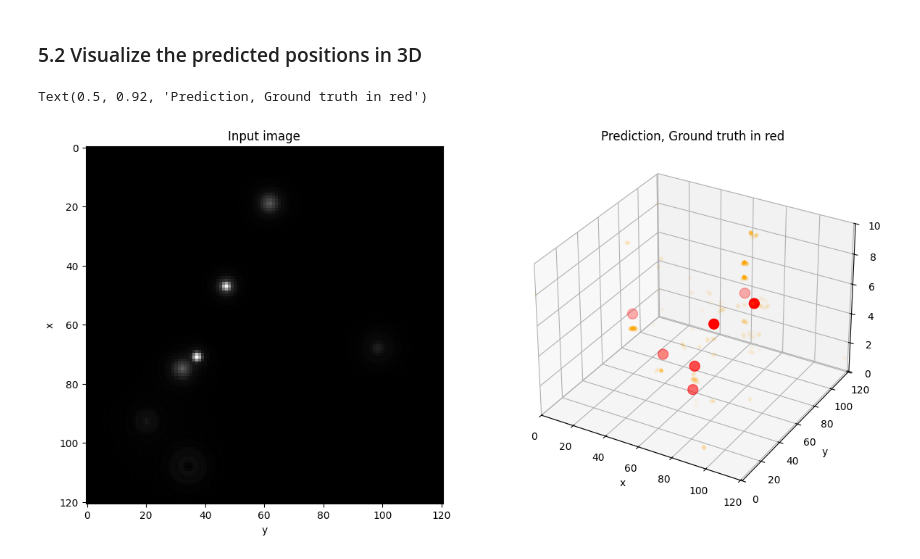
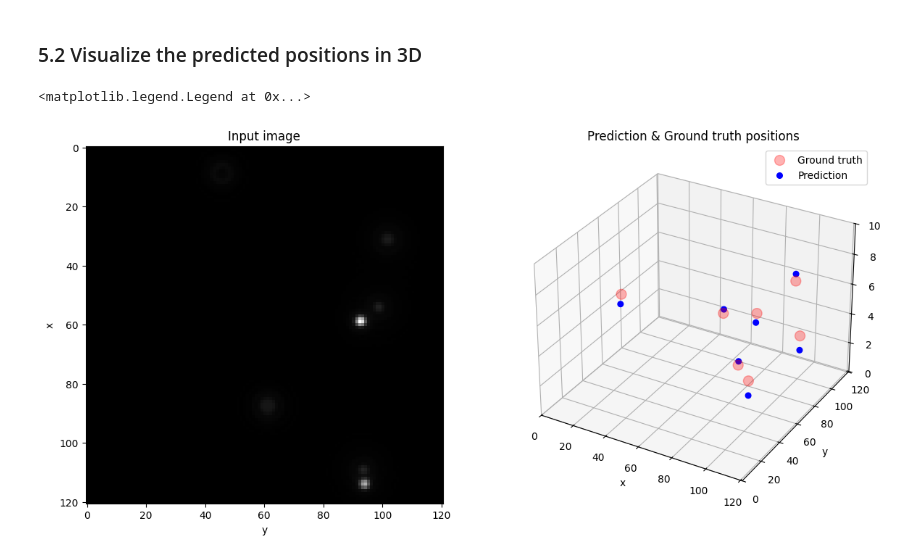
Before and after one commit to DeepTrackAI/DeepTrack2, a Jupyter notebook: tutorials/2-examples/DTEx252_phase_mask_optimization.ipynb, the cells around one changed output. Cells and saved outputs as stored; diff of their text form; code cells hidden in the pictures.

```diff
--- a/tutorials/2-examples/DTEx252_phase_mask_optimization.ipynb
+++ b/tutorials/2-examples/DTEx252_phase_mask_optimization.ipynb
@@ -369,7 +367,7 @@ plt.show();
 # %% [markdown]
 ### 3.2 Training the phase mask and CNN together using a custom training loop
 # %%
-num_epochs = 100
+num_epochs = 300
 batch_size = 10
 loss_history = []
 
@@ -447,18 +445,14 @@ from torch.nn.functional import conv3d
 
 # convert gpu tensors to numpy
 def tensor_to_np(x):
-    return np.squeeze(x.cpu().numpy())
+    return np.squeeze(x.detach().cpu().numpy())
 
 
 # post-processing on GPU: thresholding and local maxima finding
 class Postprocess(Module):
-    def __init__(self, device, pixelsize_xy, pixelsize_z, zmin, thresh=40, radius=4, keep_singlez=False):
+    def __init__(self, device, thresh=40, radius=4, keep_singlez=False):
         super().__init__()
         self.device = device
-        self.psize_xy = pixelsize_xy
-        self.psize_z = pixelsize_z
-        self.zmin = zmin
-        self.upsampling_shift = 2  # 0 => due to floor(W/2) affected by upsampling factor of 4
         self.thresh = thresh
         self.r = radius
         self.keep_singlez = keep_singlez
@@ -559,13 +553,10 @@ class Postprocess(Module):
             xloc, yloc, zloc = tensor_to_np(xloc), tensor_to_np(yloc), tensor_to_np(zloc)
             xbool, ybool, zbool = tensor_to_np(xbool), tensor_to_np(ybool), tensor_to_np(zbool)
 
-            # dimensions of the prediction
-            D, H, W = conf_vol.size()
-
             # calculate the recovered positions assuming mid-voxel
-            xrec = (xbool + xloc - np.floor(W / 2) + self.upsampling_shift + 0.5) * self.psize_xy
-            yrec = (ybool + yloc - np.floor(H / 2) + self.upsampling_shift + 0.5) * self.psize_xy
-            zrec = (zbool + zloc + 0.5) * self.psize_z + self.zmin
+            xrec = xbool + xloc
+            yrec = ybool + yloc
+            zrec = zbool + zloc
 
             # rearrange the result into a Nx3 array
             xyz_rec = np.column_stack((xrec, yrec, zrec))
@@ -590,3 +569,8 @@ None None
+# %%
+radius = 2
+threshold = 1
+
+postprocessing_module = Postprocess(device, thresh=threshold, radius=radius)
 # %% [markdown]
 ## 5. Check the performance of the combination of the optimized optical setup and the CNN
 # %%
@@ -653,41 +644,32 @@ ax[1, 2].imshow(gt[1].max(dim=0)[0].cpu().detach().numpy())
 # %% [markdown]
 ### 5.2 Visualize the predicted positions in 3D
 # %%
-# pred_threshold = 1.2
 sample = 0
-percentile = 99.9
 
 fig = plt.figure(figsize=(14, 7))
 
 ax1 = fig.add_subplot(121)
 ax1.imshow(images[sample, 0].cpu().detach().numpy(), cmap='gray')
 ax1.set_xlabel("y")
 ax1.set_ylabel("x")
 ax1.set_title("Input image")
 
-def get_threshold_coords(vol, threshold):
-    mask = vol > threshold
-    z, x, y = torch.nonzero(mask, as_tuple=True)
-    vals = vol[z, x, y]
-    return x.numpy(), y.numpy(), z.numpy(), vals.numpy()
 
-pred_volume = preds[sample].cpu().detach()
-pred_threshold = torch.quantile(pred_volume, percentile / 100.0)
-x, y, z, v = get_threshold_coords(preds[sample].cpu().detach(), pred_threshold)
+xyz_rec, conf_rec = postprocessing_module(preds[sample])
+xyz_target = torch.nonzero(gt[sample])[:, [2,1,0]]
 
 ax2 = fig.add_subplot(122, projection='3d')
-ax2.scatter(x, y, z, c='orange', marker='o', s=10, alpha=(v / v.max())) #c=v, cmap='gnuplot'
-
-x, y, z, v = get_threshold_coords(gt[sample].cpu().detach(), threshold=0.01)
-ax2.scatter(x, y, z, c='red', marker='o', s=100)
+ax2.scatter(xyz_target[:, 0], xyz_target[:, 1], xyz_target[:, 2], c='red', marker='o', s=100, label='Ground truth', alpha=0.3)
+ax2.scatter(xyz_rec[:, 0], xyz_rec[:, 1], xyz_rec[:, 2], c='blue', marker='o', s=30, label='Prediction', alpha=1)
 
 ax2.set_xlabel('x')
 ax2.set_ylabel('y')
 ax2.set_zlabel('z')
 ax2.set_xlim(0, image_size)
 ax2.set_ylim(0, image_size)
 ax2.set_zlim(0, depth)
-ax2.set_title('Prediction, Ground truth in red')
+ax2.set_title('Prediction & Ground truth positions')
+ax2.legend()
 # %% [output]
-Text(0.5, 0.92, 'Prediction, Ground truth in red')
+<matplotlib.legend.Legend at 0x...>
-[figure, old version]
+[figure, new version]
```
Also changed, not shown: parts of 12 cells of this notebook.
